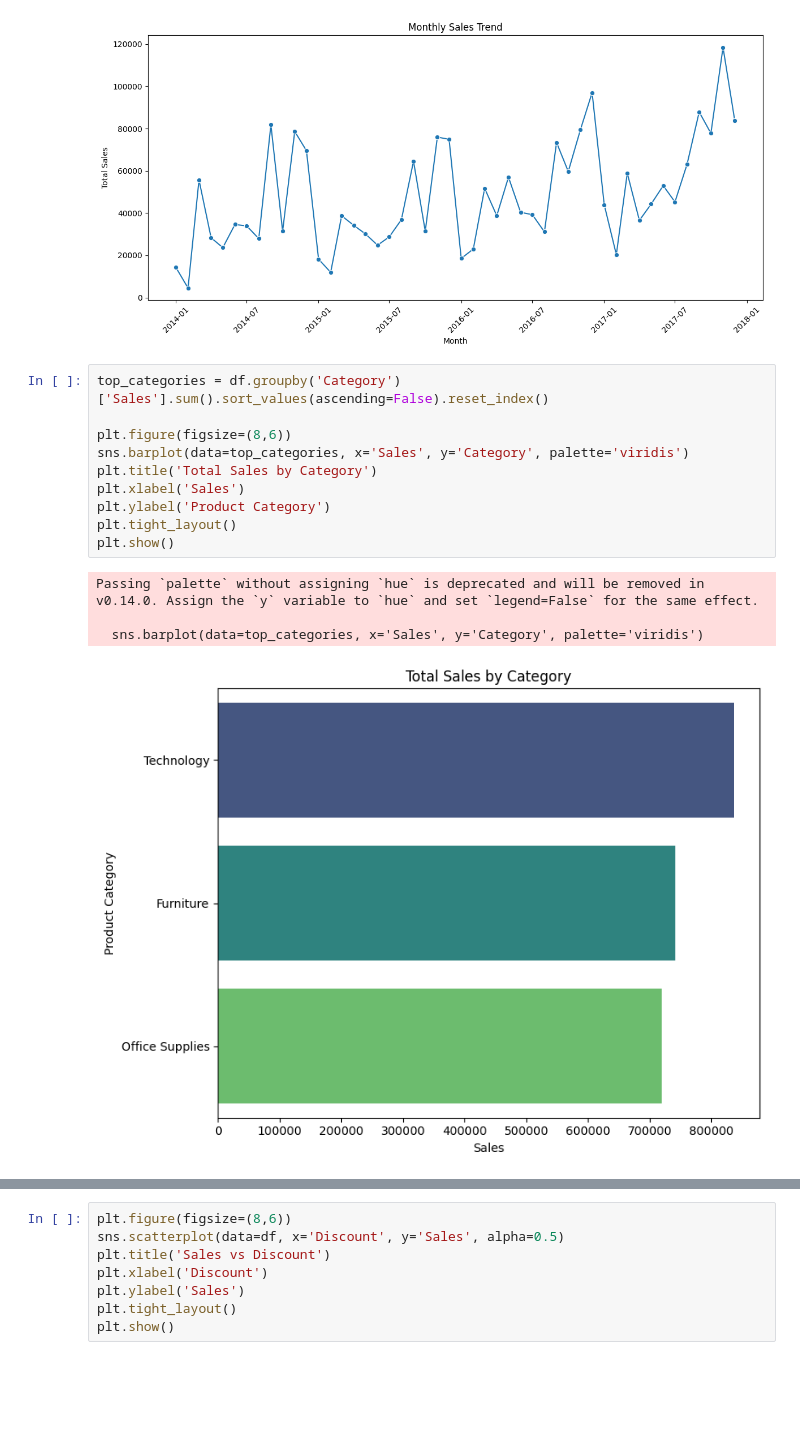
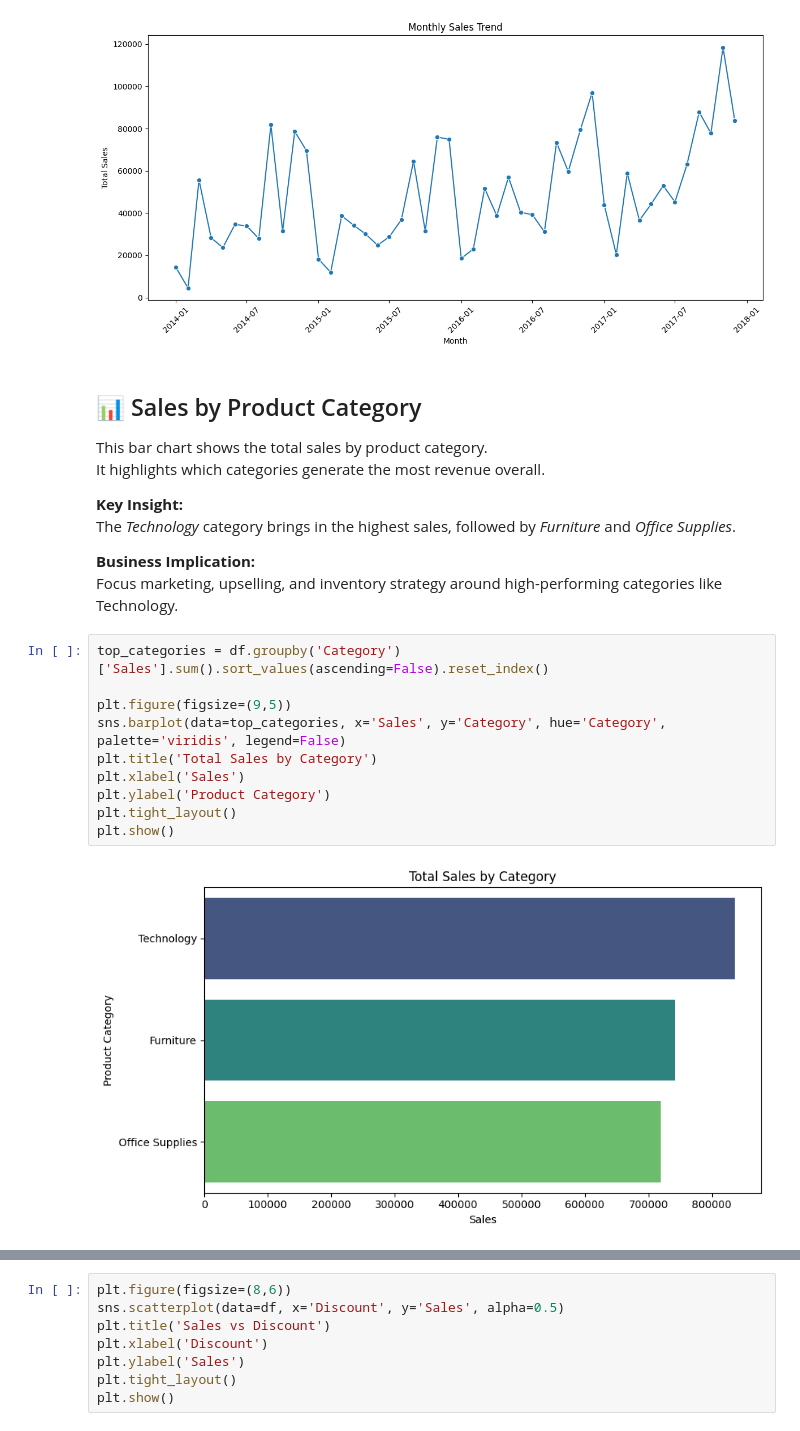
Before and after one commit to sanazgolriz/ThatDataGirl-Portfolio, a Jupyter notebook: sales-trends-dashboard/SalesTrendsNotebook.ipynb, the cells around one changed output, grey strips where cells are left out. Saved outputs shown, nothing was run; the diff lists cells and outputs as text; blank space fills up the shorter version.

```diff
--- a/sales-trends-dashboard/SalesTrendsNotebook.ipynb
+++ b/sales-trends-dashboard/SalesTrendsNotebook.ipynb
@@ -51,18 +52,26 @@ plt.tight_layout()
 plt.show()
 # %% [output]
 [figure]
+# %% [markdown]
+## 📊 Sales by Product Category
+
+This bar chart shows the total sales by product category.
+It highlights which categories generate the most revenue overall.
+
+**Key Insight:**
+The *Technology* category brings in the highest sales, followed by *Furniture* and *Office Supplies*.
+
+**Business Implication:**
+Focus marketing, upselling, and inventory strategy around high-performing categories like Technology.
 # %%
 top_categories = df.groupby('Category')['Sales'].sum().sort_values(ascending=False).reset_index()
 
-plt.figure(figsize=(8,6))
-sns.barplot(data=top_categories, x='Sales', y='Category', palette='viridis')
+plt.figure(figsize=(9,5))
+sns.barplot(data=top_categories, x='Sales', y='Category', hue='Category', palette='viridis', legend=False)
 plt.title('Total Sales by Category')
 plt.xlabel('Sales')
 plt.ylabel('Product Category')
 plt.tight_layout()
 plt.show()
 # %% [output]
-Passing `palette` without assigning `hue` is deprecated and will be removed in v0.14.0. Assign the `y` variable to `hue` and set `legend=False` for the same effect.
-
-  sns.barplot(data=top_categories, x='Sales', y='Category', palette='viridis')
-[figure, old version]
+[figure, new version]
```
Also changed, not shown: parts of 7 cells of this notebook.
